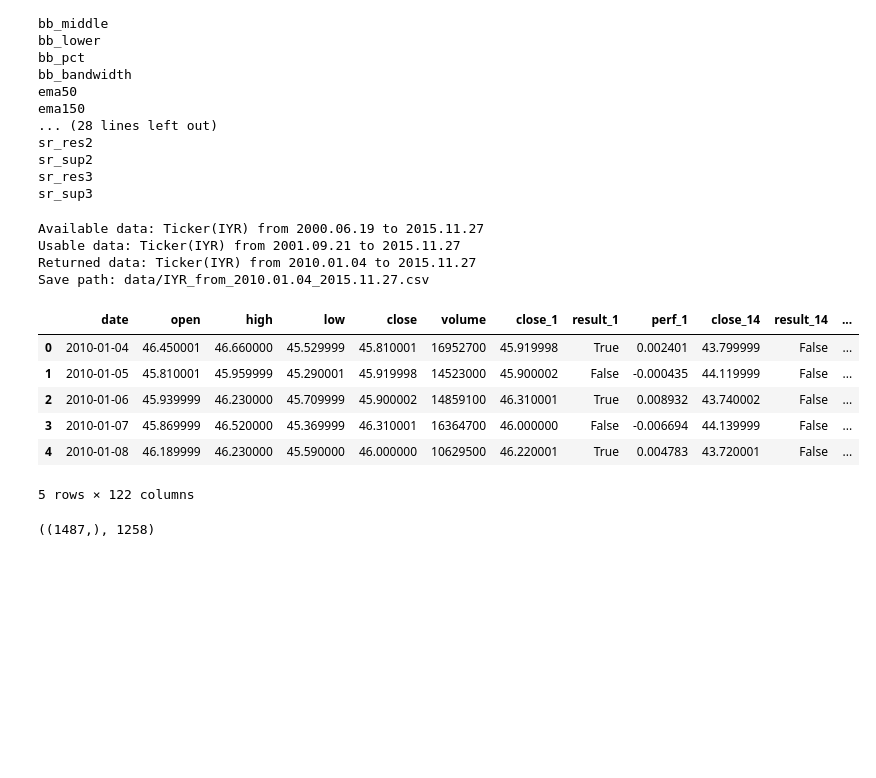
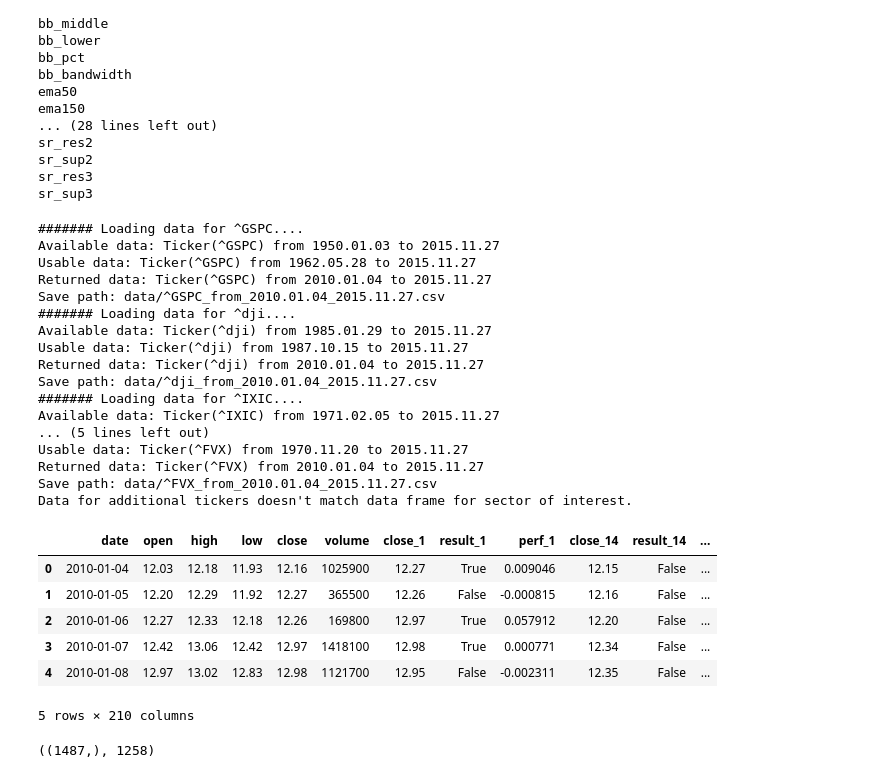
Before and after one commit to ygauthie/CS109_Project, a Jupyter notebook: ml-yvan.ipynb, the cells around one changed output. Saved outputs shown, nothing was run; the diff lists cells and outputs as text; code cells hidden in the pictures; blank space fills up the shorter version.

```diff
--- a/ml-yvan.ipynb
+++ b/ml-yvan.ipynb
@@ -19,7 +19,7 @@ sns.set_context("poster")
 ### Get data
 # %%
 #df=pd.read_csv("data/IYZ.csv")
-ticker = 'IYR'
+ticker = 'ITB'
 startdate=datetime.date(2010, 1, 1)
 enddate=datetime.date.today()
 df = generate_ticker_data(ticker, startdate, enddate)
@@ -100,32 +100,61 @@ sr_sup2
 sr_res3
 sr_sup3
 # %%
-# Get data for additional tickers
-tickerPlus = '^GSPC'
-dfPlus = generate_ticker_data(ticker, startdate, enddate)
-if df.shape == dfPlus.shape:
-    dfPluss = dfPlus.copy()
-    dfPluss = dfPluss[STANDARDIZABLE]
-    STANDARDIZABLE2 = STANDARDIZABLE[:]
-    for p in STANDARDIZABLE2:
-        renamed = p+'_'+tickerPlus
-        dftouse[renamed]=dfPluss[p]*1.0
-        STANDARDIZABLE.append(renamed)
-else:
-    print "Data for additional tickers doesn't match data frame for sector of interest."
+###################################################
+# Code to add standardizable data from other tickers
+###################################################
+import time
+old_STANDARDIZABLE = STANDARDIZABLE[:]
+def addDataFromOtherTicker(tickerPlus):
+    dfPlus = generate_ticker_data(tickerPlus, startdate, enddate)
+    if df.shape == dfPlus.shape:
+        dfPluss = dfPlus.copy()
+        dfPluss = dfPluss[old_STANDARDIZABLE]
+        STANDARDIZABLE2 = old_STANDARDIZABLE[:]
+        for p in STANDARDIZABLE2:
+            renamed = p+'_'+tickerPlus
+            dftouse[renamed]=dfPluss[p]*1.0
+            STANDARDIZABLE.append(renamed)
+    else:
+        print "Data for additional tickers doesn't match data frame for sector of interest."
+
+########## Get data for additional tickers
+moreTickers = ['^GSPC', #S&P500
+               '^dji',  #Dow Jones Industrials
+               '^IXIC', #Nasdaq
+               '^FVX'   #5-year notes
+              ]
+for tick in moreTickers:
+    print "####### Loading data for "+tick+"...."
+    addDataFromOtherTicker(tick)
+    time.sleep(0.5)
+
 dftouse.head()
 # %% [output]
-Available data: Ticker(IYR) from 2000.06.19 to 2015.11.27
-Usable data: Ticker(IYR) from 2001.09.21 to 2015.11.27
-Returned data: Ticker(IYR) from 2010.01.04 to 2015.11.27
-Save path: data/IYR_from_2010.01.04_2015.11.27.csv
+####### Loading data for ^GSPC....
+Available data: Ticker(^GSPC) from 1950.01.03 to 2015.11.27
+Usable data: Ticker(^GSPC) from 1962.05.28 to 2015.11.27
+Returned data: Ticker(^GSPC) from 2010.01.04 to 2015.11.27
+Save path: data/^GSPC_from_2010.01.04_2015.11.27.csv
+####### Loading data for ^dji....
+Available data: Ticker(^dji) from 1985.01.29 to 2015.11.27
+Usable data: Ticker(^dji) from 1987.10.15 to 2015.11.27
+Returned data: Ticker(^dji) from 2010.01.04 to 2015.11.27
+Save path: data/^dji_from_2010.01.04_2015.11.27.csv
+####### Loading data for ^IXIC....
+Available data: Ticker(^IXIC) from 1971.02.05 to 2015.11.27
+... (5 lines left out)
+Usable data: Ticker(^FVX) from 1970.11.20 to 2015.11.27
+Returned data: Ticker(^FVX) from 2010.01.04 to 2015.11.27
+Save path: data/^FVX_from_2010.01.04_2015.11.27.csv
+Data for additional tickers doesn't match data frame for sector of interest.
 |  | date | open | high | low | close | volume | close_1 | result_1 | perf_1 | close_14 | result_14 | ... |
-| 0 | 2010-01-04 | 46.450001 | 46.660000 | 45.529999 | 45.810001 | 16952700 | 45.919998 | True | 0.002401 | 43.799999 | False | ... |
-| 1 | 2010-01-05 | 45.810001 | 45.959999 | 45.290001 | 45.919998 | 14523000 | 45.900002 | False | -0.000435 | 44.119999 | False | ... |
-| 2 | 2010-01-06 | 45.939999 | 46.230000 | 45.709999 | 45.900002 | 14859100 | 46.310001 | True | 0.008932 | 43.740002 | False | ... |
-| 3 | 2010-01-07 | 45.869999 | 46.520000 | 45.369999 | 46.310001 | 16364700 | 46.000000 | False | -0.006694 | 44.139999 | False | ... |
-| 4 | 2010-01-08 | 46.189999 | 46.230000 | 45.590000 | 46.000000 | 10629500 | 46.220001 | True | 0.004783 | 43.720001 | False | ... |
+| 0 | 2010-01-04 | 12.03 | 12.18 | 11.93 | 12.16 | 1025900 | 12.27 | True | 0.009046 | 12.15 | False | ... |
+| 1 | 2010-01-05 | 12.20 | 12.29 | 11.92 | 12.27 | 365500 | 12.26 | False | -0.000815 | 12.16 | False | ... |
+| 2 | 2010-01-06 | 12.27 | 12.33 | 12.18 | 12.26 | 169800 | 12.97 | True | 0.057912 | 12.20 | False | ... |
+| 3 | 2010-01-07 | 12.42 | 13.06 | 12.42 | 12.97 | 1418100 | 12.98 | True | 0.000771 | 12.34 | False | ... |
+| 4 | 2010-01-08 | 12.97 | 13.02 | 12.83 | 12.98 | 1121700 | 12.95 | False | -0.002311 | 12.35 | False | ... |
-5 rows × 122 columns
+5 rows × 210 columns
 # %%
 # from sklearn.cross_validation import train_test_split
 # itrain, itest = train_test_split(xrange(dftouse.shape[0]), train_size=0.7)
```
Also changed, not shown: parts of 23 cells of this notebook, 5 other files.
